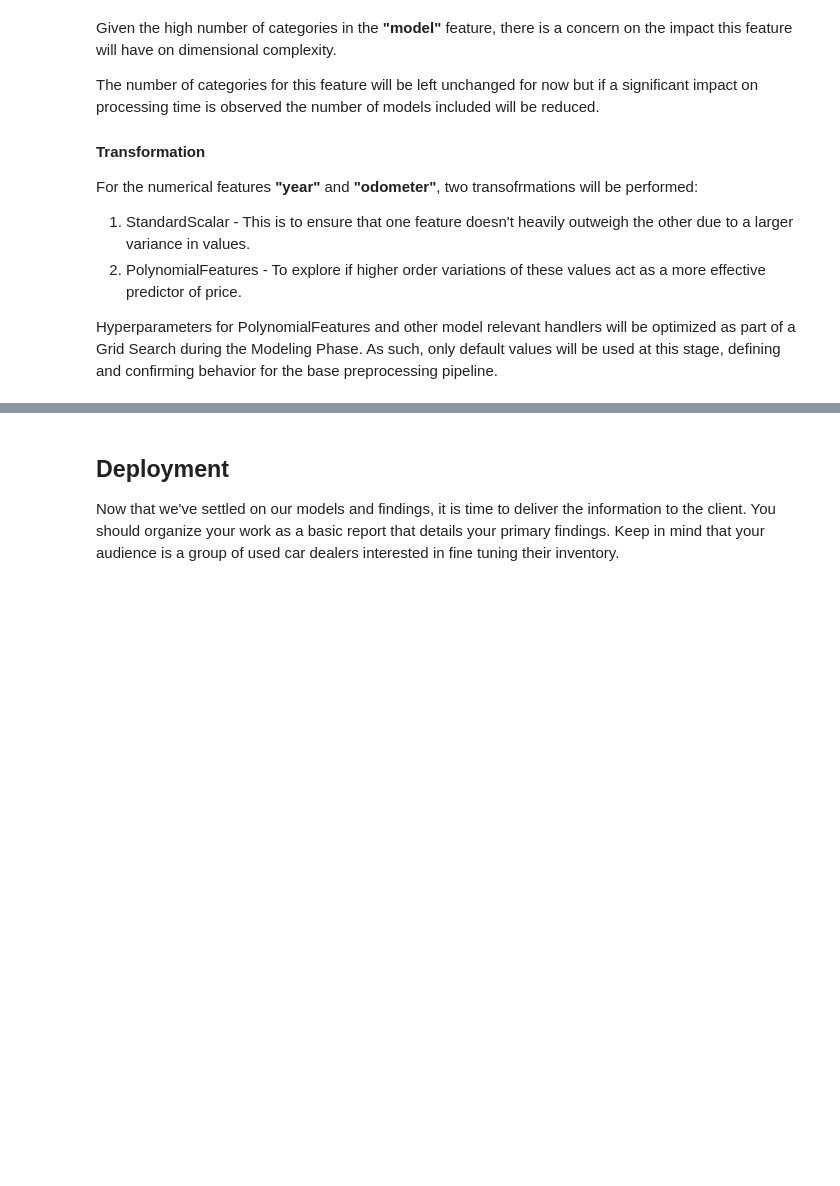
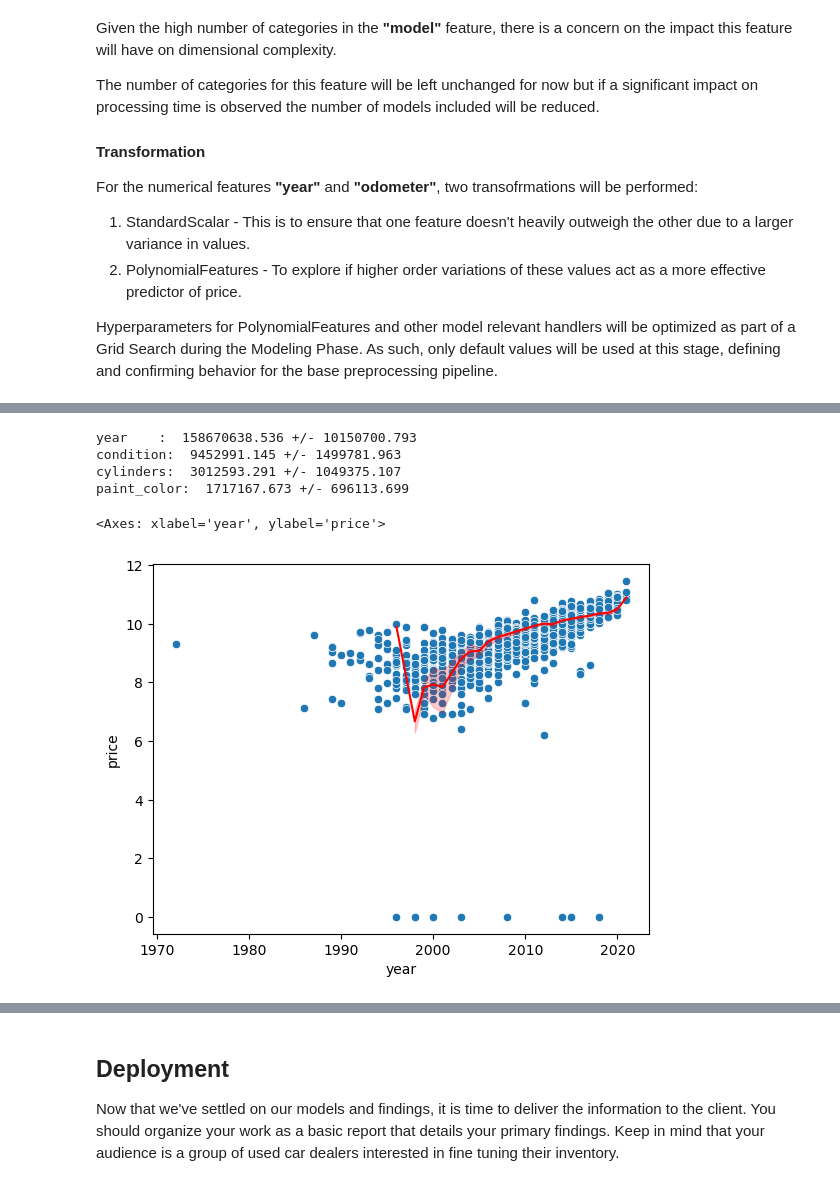
Before and after one commit to zaldabus/car_price_driver, a Jupyter notebook: prompt_II.ipynb, the cells around one changed output, grey strips where cells are left out. Cells and saved outputs as stored; diff of their text form; code cells hidden in the pictures; blank space fills up the shorter version.

```diff
--- a/prompt_II.ipynb
+++ b/prompt_II.ipynb
@@ -811,0 +1820,19 @@ With some modeling accomplished, we aim to reflect on what we identify as a high
+# %%
+linear_1500_model_30_features_pipe = Pipeline([
+    ('preprocessing', model_manufacturer_removed_transformer),
+    ('sfs', SequentialFeatureSelector(estimator = LinearRegression(), n_features_to_select = 30)),
+    ('regressor', LinearRegression(fit_intercept = False))
+])
+# %%
+linear_1500_30_features_param_dict = {
+    'preprocessing__pipeline__poly__degree': list(range(1, 4)),
+}
+
+linear_1500_30_features_grid = GridSearchCV(
+    estimator = linear_1500_model_30_features_pipe,
+    param_grid = linear_1500_30_features_param_dict,
+    scoring = 'neg_mean_squared_error',
+    cv = 5
+)
+# %%
+linear_1500_30_features_grid.fit(X_1500_train, y_1500_train)
@@ -811,0 +1874,3 @@ With some modeling accomplished, we aim to reflect on what we identify as a high
+# %%
+linear_1500_30_features_model = linear_1500_30_features_grid.best_estimator_
+linear_1500_30_features_model
@@ -811,0 +1936,28 @@ With some modeling accomplished, we aim to reflect on what we identify as a high
+# %%
+r = permutation_importance(
+    linear_1500_30_features_model,
+    X_1500_test,
+    y_1500_test,
+    n_repeats=30,
+    random_state=42,
+    scoring='neg_mean_squared_error'
+)
+
+for i in r.importances_mean.argsort()[::-1]:
+    if r.importances_mean[i] - 2 * r.importances_std[i] > 0:
+        print(f"{X_1500.columns[i]:<8}:  "
+              f"{r.importances_mean[i]:.3f}"
+              f" +/- {r.importances_std[i]:.3f}")
+# %% [output]
+year    :  158670638.536 +/- 10150700.793
+condition:  9452991.145 +/- 1499781.963
+cylinders:  3012593.291 +/- 1049375.107
+paint_color:  1717167.673 +/- 696113.699
+# %%
+sns.scatterplot(x = X_1500_train.year, y = np.log(y_1500_train))
+
+X_1500_test_sort = X_1500_test.sort_values('year')
+sns.lineplot(x = X_1500_test_sort.year, y = np.log(linear_1500_30_features_model.predict(X_1500_test_sort)), color='red')
+# %% [output]
+<Axes: xlabel='year', ylabel='price'>
+[figure, added]
```
Also changed, not shown: parts of 139 cells of this notebook.
